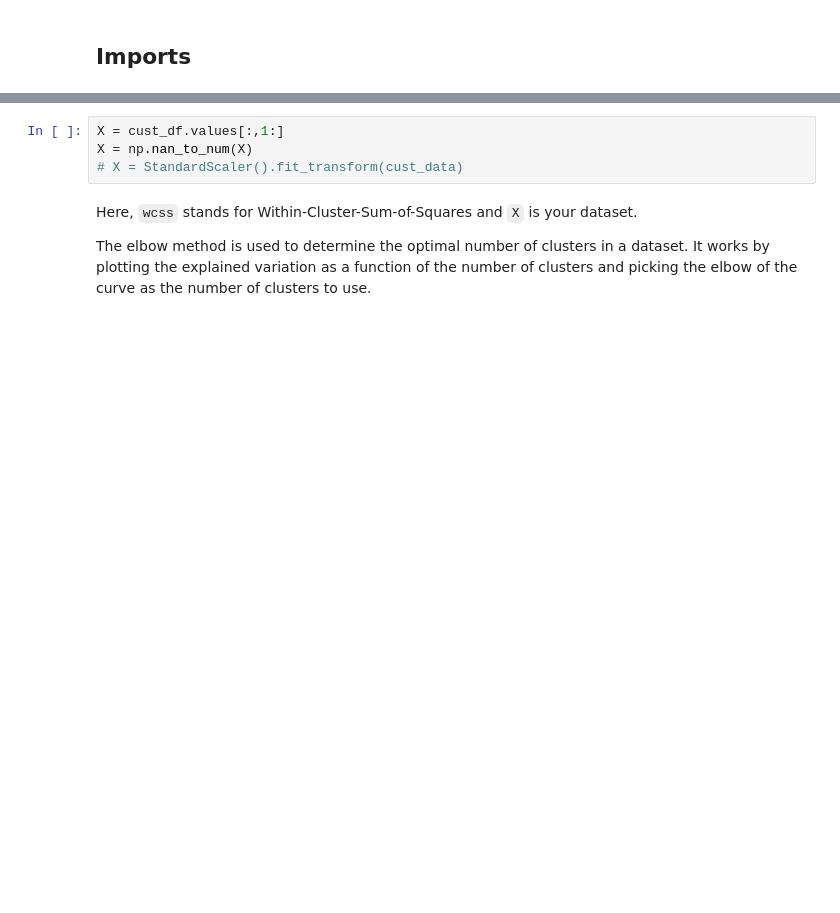
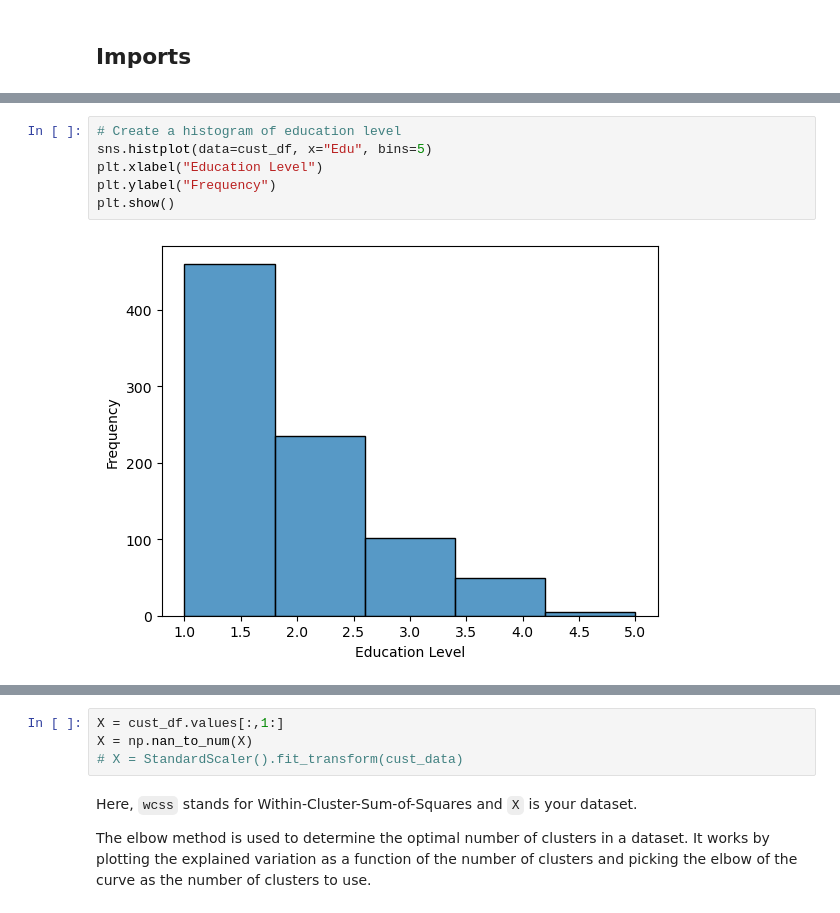
Before and after one commit to karthikmswamy/PandasNumPyScikit_MasterClass, a Jupyter notebook: ChapterTwo/CustomerSegmentation.ipynb, the cells around one changed output, grey strips where cells are left out. Cells and saved outputs as stored; diff of their text form; blank space fills up the shorter version.

```diff
--- a/ChapterTwo/CustomerSegmentation.ipynb
+++ b/ChapterTwo/CustomerSegmentation.ipynb
@@ -27,0 +46,8 @@ cust_df.head()
+# %%
+# Create a histogram of education level
+sns.histplot(data=cust_df, x="Edu", bins=5)
+plt.xlabel("Education Level")
+plt.ylabel("Frequency")
+plt.show()
+# %% [output]
+[figure, added]
```
Also changed, not shown: parts of 23 cells of this notebook.
